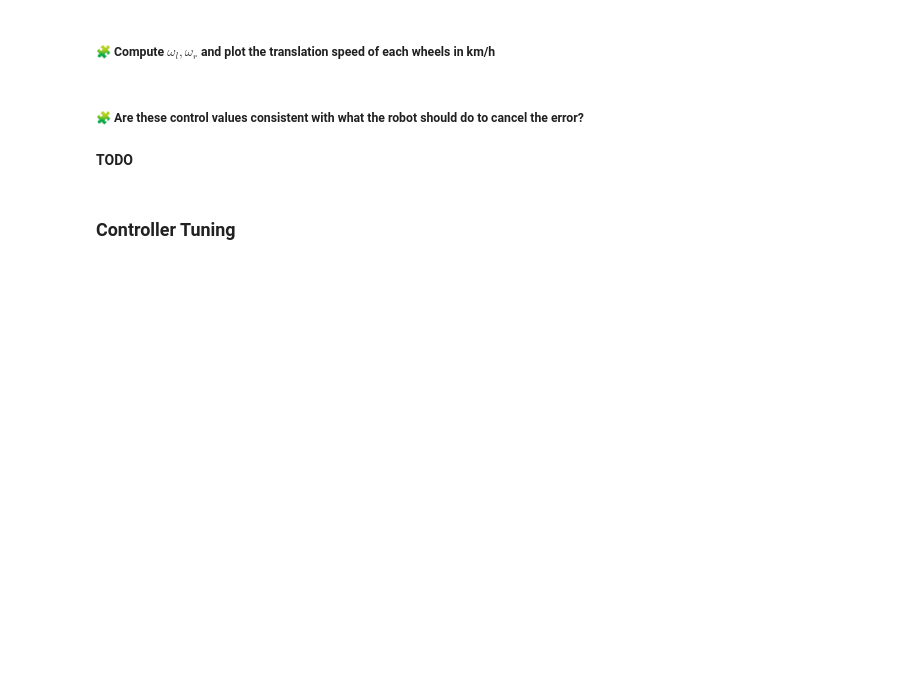
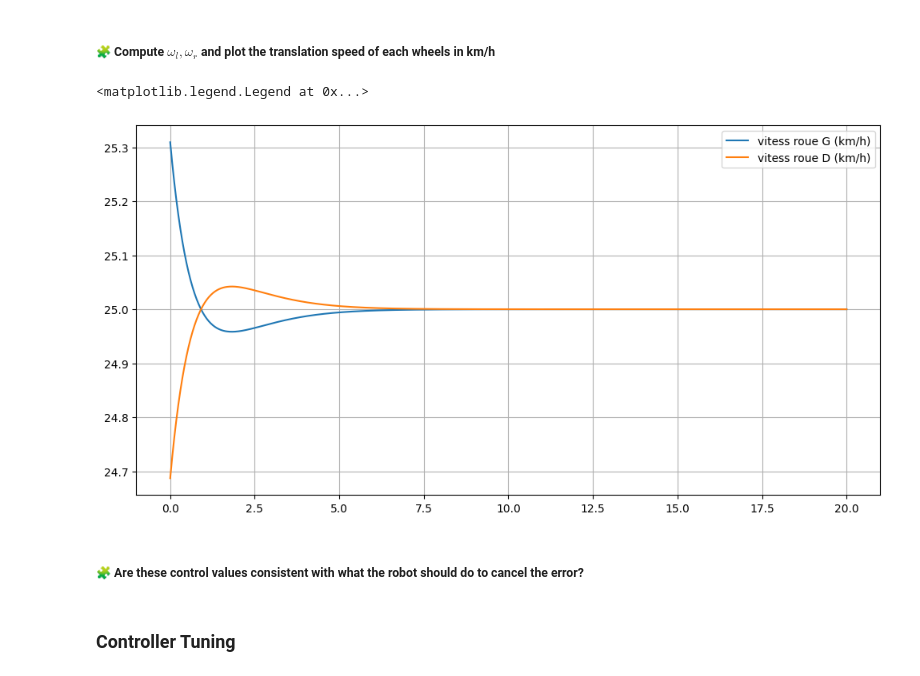
Before and after one commit to yooseeph/control-engineering-with-python-project-2023-2024, a Jupyter notebook: Project-part-2.ipynb, the cells around one changed output. Cells and saved outputs as stored; diff of their text form; code cells hidden in the pictures; blank space fills up the shorter version.

```diff
--- a/Project-part-2.ipynb
+++ b/Project-part-2.ipynb
@@ -598,2 +605,8 @@ pass
+# %%
+d_x = solution["sol"](t)
+
+dOmega = -K @ d_x
+dOmega_l = dOmega[0]
+dOmega_r = dOmega[1]
 # %% [markdown]
 ##### 🧩 Compute $\omega_l,\omega_r$ and plot the translation speed of each wheels in km/h
@@ -602,7 +613,17 @@ pass
+# %%
+omega_l = dOmega_l + vitess/r
+omega_r = dOmega_r + vitess/r
+
+fig = figure(figsize=(12, 6))
+plot(t, omega_l * r * 3.6, label=r"vitess roue G (km/h)")
+plot(t, omega_r * r * 3.6, label=r"vitess roue D (km/h)")
+grid()
+legend()
+# %% [output]
+<matplotlib.legend.Legend at 0x...>
+[figure, added]
 # %% [markdown]
 ##### 🧩 Are these control values consistent with what the robot should do to cancel the error?
-# %% [markdown]
-**TODO**
 # %% [markdown]
 ###  Controller Tuning
 # %% [markdown]
```
Also changed, not shown: parts of 6 cells of this notebook.
